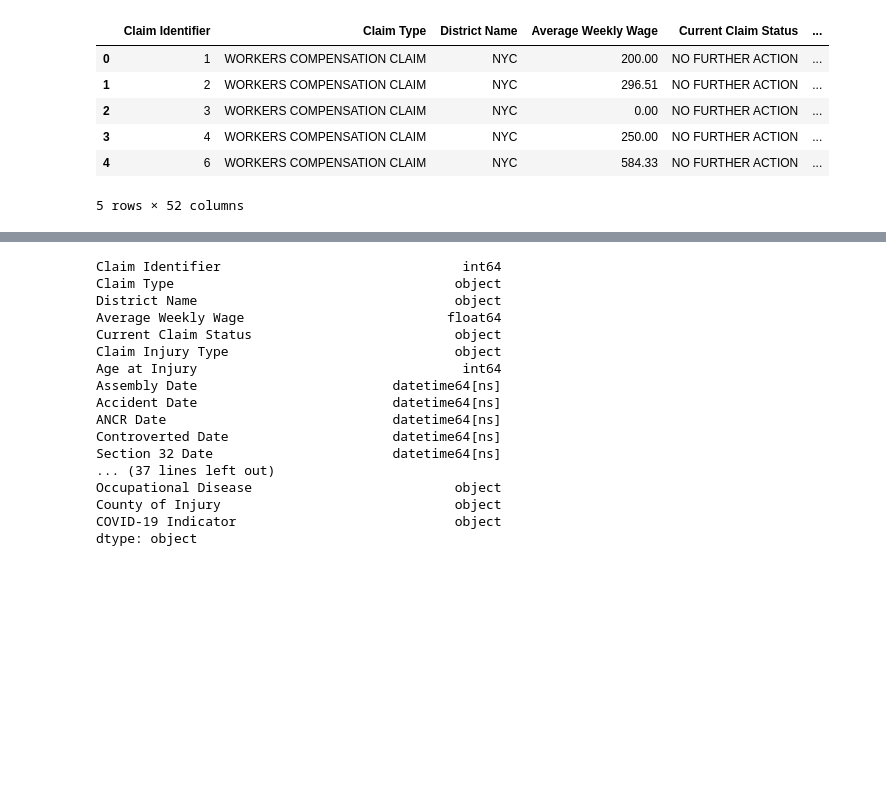
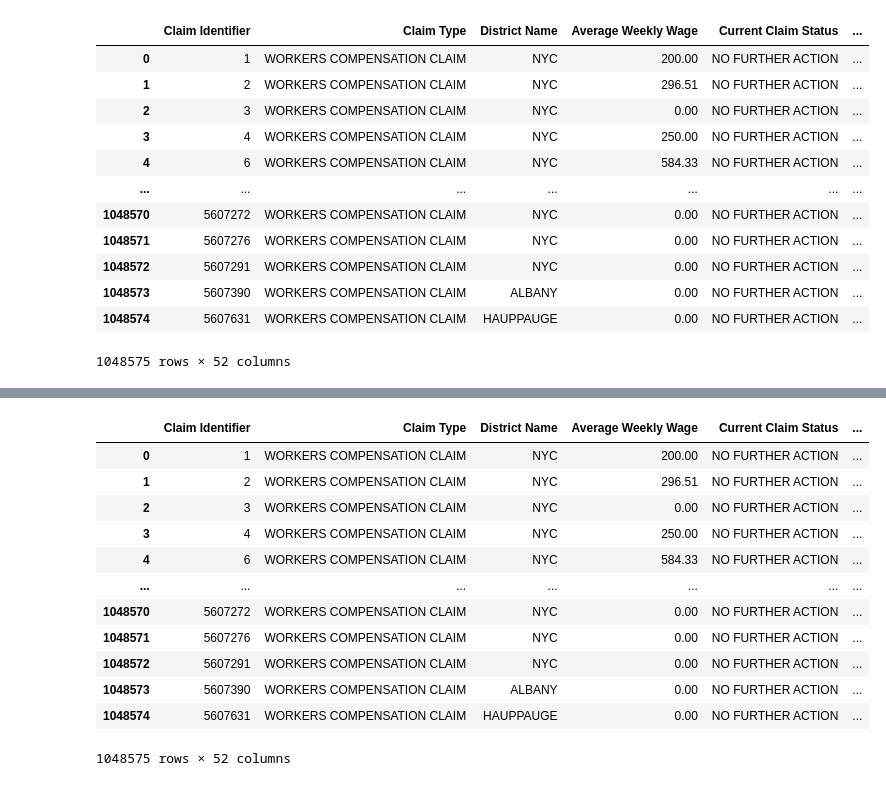
Before and after one commit to jl-horton/final_project, a Jupyter notebook: workers_comp.ipynb, the cells around one changed output, grey strips where cells are left out. Cells and saved outputs as stored; diff of their text form; code cells hidden in the pictures; blank space fills up the shorter version.

```diff
--- a/workers_comp.ipynb
+++ b/workers_comp.ipynb
@@ -7,17 +7,23 @@ import pandas as pd
 zf = zipfile.ZipFile('Dataset/assembled-workers-compensation-claims-beginning-2000.zip')
 
 # Read the file in
-wc_data_df = pd.read_csv(zf.open('assembled-workers-compensation-claims-beginning-2000.csv'))
+wc_data_df = pd.read_csv(zf.open('assembled-workers-compensation-claims-beginning-2000.csv'), low_memory=False)
 # %%
-wc_data_df.head()
+wc_data_df
 # %% [output]
 |  | Claim Identifier | Claim Type | District Name | Average Weekly Wage | Current Claim Status | ... |
 | 0 | 1 | WORKERS COMPENSATION CLAIM | NYC | 200.00 | NO FURTHER ACTION | ... |
 | 1 | 2 | WORKERS COMPENSATION CLAIM | NYC | 296.51 | NO FURTHER ACTION | ... |
 | 2 | 3 | WORKERS COMPENSATION CLAIM | NYC | 0.00 | NO FURTHER ACTION | ... |
 | 3 | 4 | WORKERS COMPENSATION CLAIM | NYC | 250.00 | NO FURTHER ACTION | ... |
 | 4 | 6 | WORKERS COMPENSATION CLAIM | NYC | 584.33 | NO FURTHER ACTION | ... |
+| ... | ... | ... | ... | ... | ... | ... |
+| 1048570 | 5607272 | WORKERS COMPENSATION CLAIM | NYC | 0.00 | NO FURTHER ACTION | ... |
+| 1048571 | 5607276 | WORKERS COMPENSATION CLAIM | NYC | 0.00 | NO FURTHER ACTION | ... |
+| 1048572 | 5607291 | WORKERS COMPENSATION CLAIM | NYC | 0.00 | NO FURTHER ACTION | ... |
+| 1048573 | 5607390 | WORKERS COMPENSATION CLAIM | ALBANY | 0.00 | NO FURTHER ACTION | ... |
+| 1048574 | 5607631 | WORKERS COMPENSATION CLAIM | HAUPPAUGE | 0.00 | NO FURTHER ACTION | ... |
-5 rows × 52 columns
+1048575 rows × 52 columns
 # %%
 print(wc_data_df.dtypes)
 # %% [output]
@@ -55,20 +62,16 @@ wc_data_df['C-3 Date'] = pd.to_datetime(wc_data_df['C-3 Date'])
-# %%
-print(wc_data_df.dtypes)
-# %% [output]
-Claim Identifier                               int64
-Claim Type                                    object
-District Name                                 object
-Average Weekly Wage                          float64
-Current Claim Status                          object
-Claim Injury Type                             object
-Age at Injury                                  int64
-Assembly Date                         datetime64[ns]
-Accident Date                         datetime64[ns]
-ANCR Date                             datetime64[ns]
-Controverted Date                     datetime64[ns]
-Section 32 Date                       datetime64[ns]
-... (37 lines left out)
-Occupational Disease                          object
-County of Injury                              object
-COVID-19 Indicator                            object
-dtype: object
+# %%
+wc_data_df
+# %% [output]
+|  | Claim Identifier | Claim Type | District Name | Average Weekly Wage | Current Claim Status | ... |
+| 0 | 1 | WORKERS COMPENSATION CLAIM | NYC | 200.00 | NO FURTHER ACTION | ... |
+| 1 | 2 | WORKERS COMPENSATION CLAIM | NYC | 296.51 | NO FURTHER ACTION | ... |
+| 2 | 3 | WORKERS COMPENSATION CLAIM | NYC | 0.00 | NO FURTHER ACTION | ... |
+| 3 | 4 | WORKERS COMPENSATION CLAIM | NYC | 250.00 | NO FURTHER ACTION | ... |
+| 4 | 6 | WORKERS COMPENSATION CLAIM | NYC | 584.33 | NO FURTHER ACTION | ... |
+| ... | ... | ... | ... | ... | ... | ... |
+| 1048570 | 5607272 | WORKERS COMPENSATION CLAIM | NYC | 0.00 | NO FURTHER ACTION | ... |
+| 1048571 | 5607276 | WORKERS COMPENSATION CLAIM | NYC | 0.00 | NO FURTHER ACTION | ... |
+| 1048572 | 5607291 | WORKERS COMPENSATION CLAIM | NYC | 0.00 | NO FURTHER ACTION | ... |
+| 1048573 | 5607390 | WORKERS COMPENSATION CLAIM | ALBANY | 0.00 | NO FURTHER ACTION | ... |
+| 1048574 | 5607631 | WORKERS COMPENSATION CLAIM | HAUPPAUGE | 0.00 | NO FURTHER ACTION | ... |
+1048575 rows × 52 columns
```
Also changed, not shown: parts of 7 cells of this notebook.
